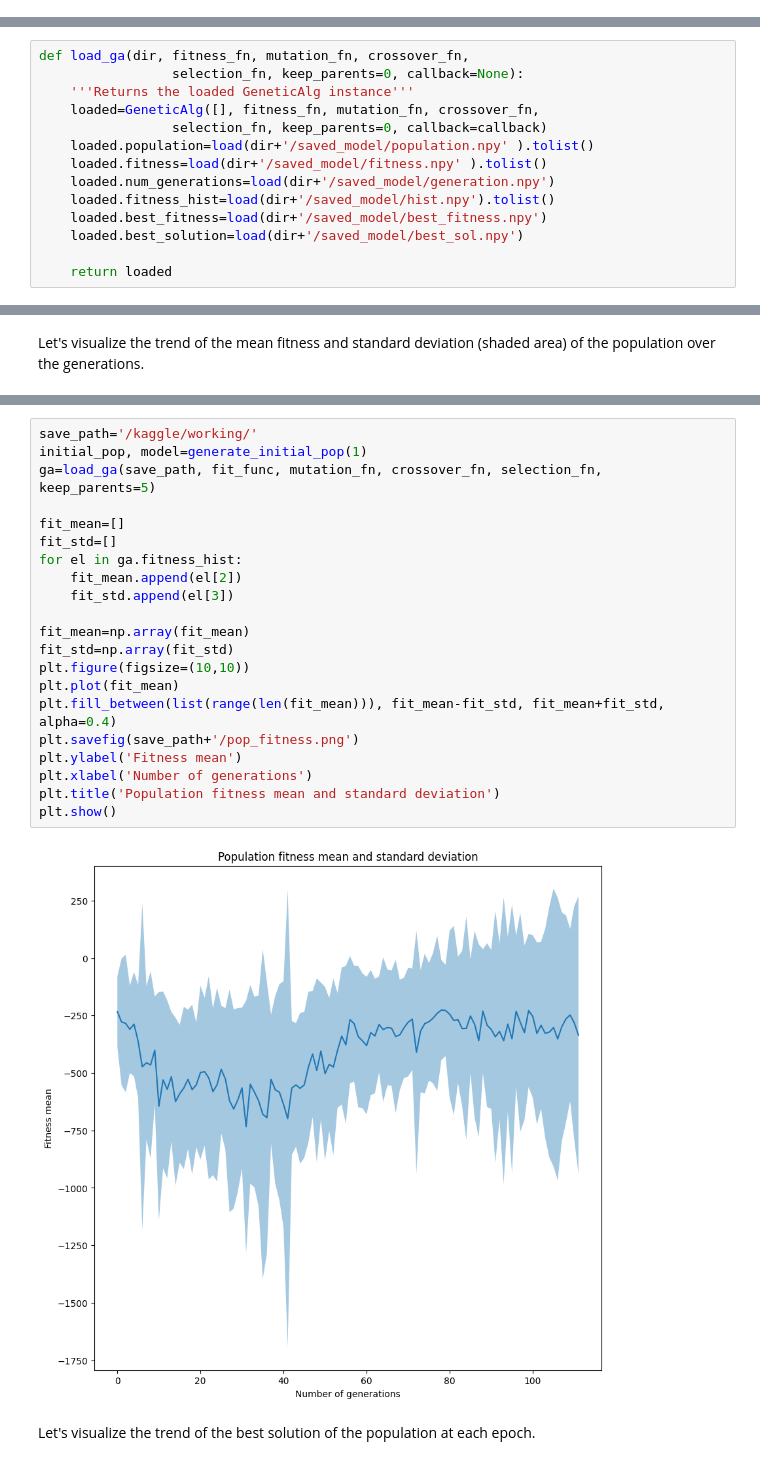
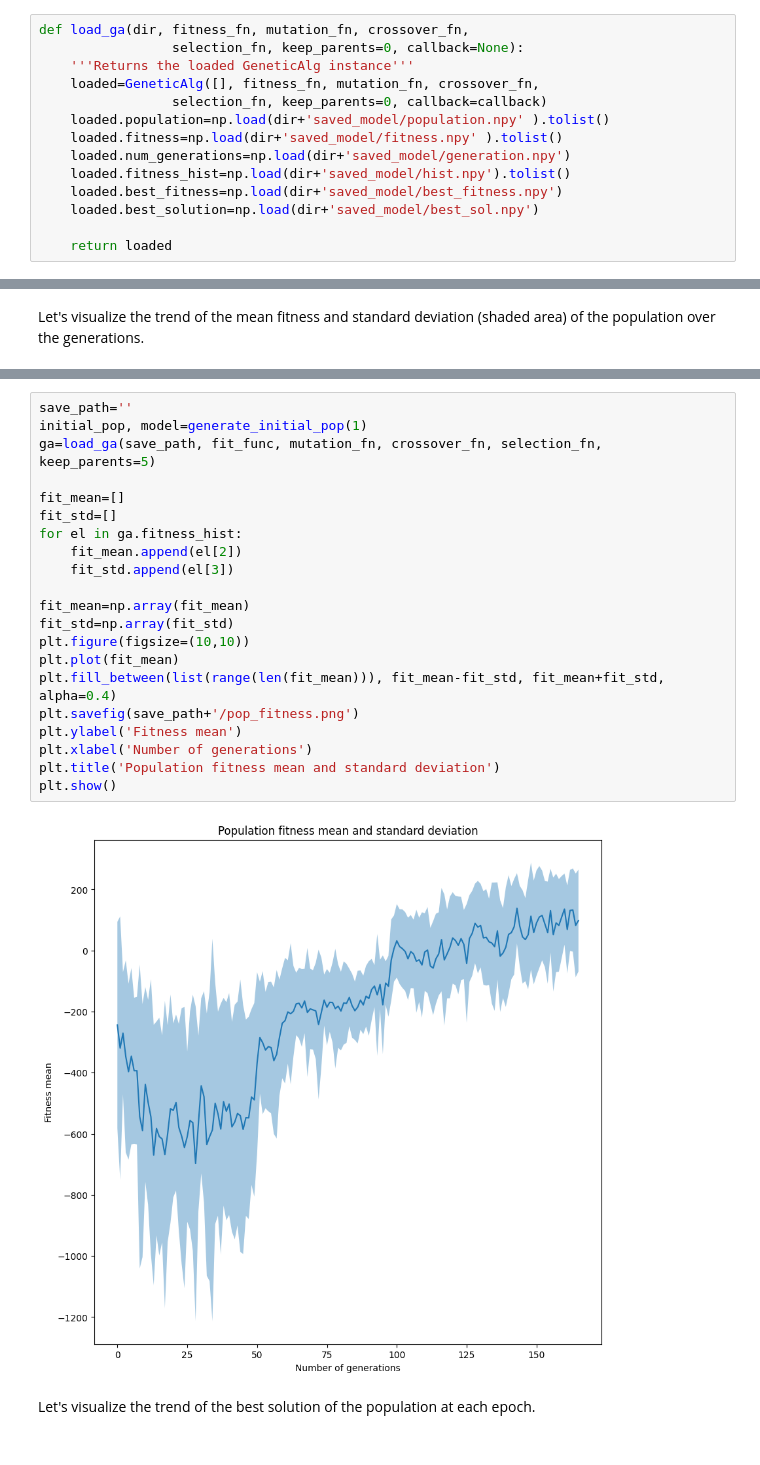
Before and after one commit to MinhDucNguyen9705/LunarLander, a Jupyter notebook: Neuroevolution/Lunar_Lander_Genetic_Algorithm copy.ipynb, the cells around one changed output, grey strips where cells are left out. Drawn from its saved outputs; the diff is of its cells as text.

Commit message:
176 generations trained

```diff
--- a/Neuroevolution/Lunar_Lander_Genetic_Algorithm copy.ipynb
+++ b/Neuroevolution/Lunar_Lander_Genetic_Algorithm copy.ipynb
@@ -40,6 +40,20 @@ Box(-1.0, 1.0, (2,), float32)
 Box([ -2.5        -2.5       -10.        -10.         -6.2831855 -10.
   -0.         -0.       ], [ 2.5        2.5       10.        10.         6.2831855 10.
   1.         1.       ], (8,), float32)
+# %%
+def load_ga(dir, fitness_fn, mutation_fn, crossover_fn,
+                 selection_fn, keep_parents=0, callback=None):
+    '''Returns the loaded GeneticAlg instance'''
+    loaded=GeneticAlg([], fitness_fn, mutation_fn, crossover_fn,
+                 selection_fn, keep_parents=0, callback=callback)
+    loaded.population=np.load(dir+'saved_model/population.npy' ).tolist()
+    loaded.fitness=np.load(dir+'saved_model/fitness.npy' ).tolist()
+    loaded.num_generations=np.load(dir+'saved_model/generation.npy')
+    loaded.fitness_hist=np.load(dir+'saved_model/hist.npy').tolist()
+    loaded.best_fitness=np.load(dir+'saved_model/best_fitness.npy')
+    loaded.best_solution=np.load(dir+'saved_model/best_sol.npy')
+
+    return loaded
 # %% [markdown]
 We use the continuous version of the lunar lander environment present in OpenAI Gym.
 
@@ -66,15 +73 @@ np.load.__defaults__=(None, True, True, 'ASCII')
-# %%
-def load_ga(dir, fitness_fn, mutation_fn, crossover_fn,
-                 selection_fn, keep_parents=0, callback=None):
-    '''Returns the loaded GeneticAlg instance'''
-    loaded=GeneticAlg([], fitness_fn, mutation_fn, crossover_fn,
-                 selection_fn, keep_parents=0, callback=callback)
-    loaded.population=load(dir+'/saved_model/population.npy' ).tolist()
-    loaded.fitness=load(dir+'/saved_model/fitness.npy' ).tolist()
-    loaded.num_generations=load(dir+'/saved_model/generation.npy')
-    loaded.fitness_hist=load(dir+'/saved_model/hist.npy').tolist()
-    loaded.best_fitness=load(dir+'/saved_model/best_fitness.npy')
-    loaded.best_solution=load(dir+'/saved_model/best_sol.npy')
-
-    return loaded
 # %%
@@ -292,26 +264,26 @@ Let's visualize the trend of the mean fitness and standard deviation (shaded are
 # %%
-save_path='/kaggle/working/'
+save_path=''
 initial_pop, model=generate_initial_pop(1)
 ga=load_ga(save_path, fit_func, mutation_fn, crossover_fn, selection_fn, keep_parents=5)
 
 fit_mean=[]
 fit_std=[]
 for el in ga.fitness_hist:
     fit_mean.append(el[2])
     fit_std.append(el[3])
 
 fit_mean=np.array(fit_mean)
 fit_std=np.array(fit_std)
 plt.figure(figsize=(10,10))
 plt.plot(fit_mean)
 plt.fill_between(list(range(len(fit_mean))), fit_mean-fit_std, fit_mean+fit_std, alpha=0.4)
 plt.savefig(save_path+'/pop_fitness.png')
 plt.ylabel('Fitness mean')
 plt.xlabel('Number of generations')
 plt.title('Population fitness mean and standard deviation')
 plt.show()
 # %% [output]
-[figure, old version]
+[figure, new version]
 # %% [markdown]
 Let's visualize the trend of the best solution of the population at each epoch.
 # %%
```
Also changed, not shown: parts of 16 cells of this notebook, 40 other files.
